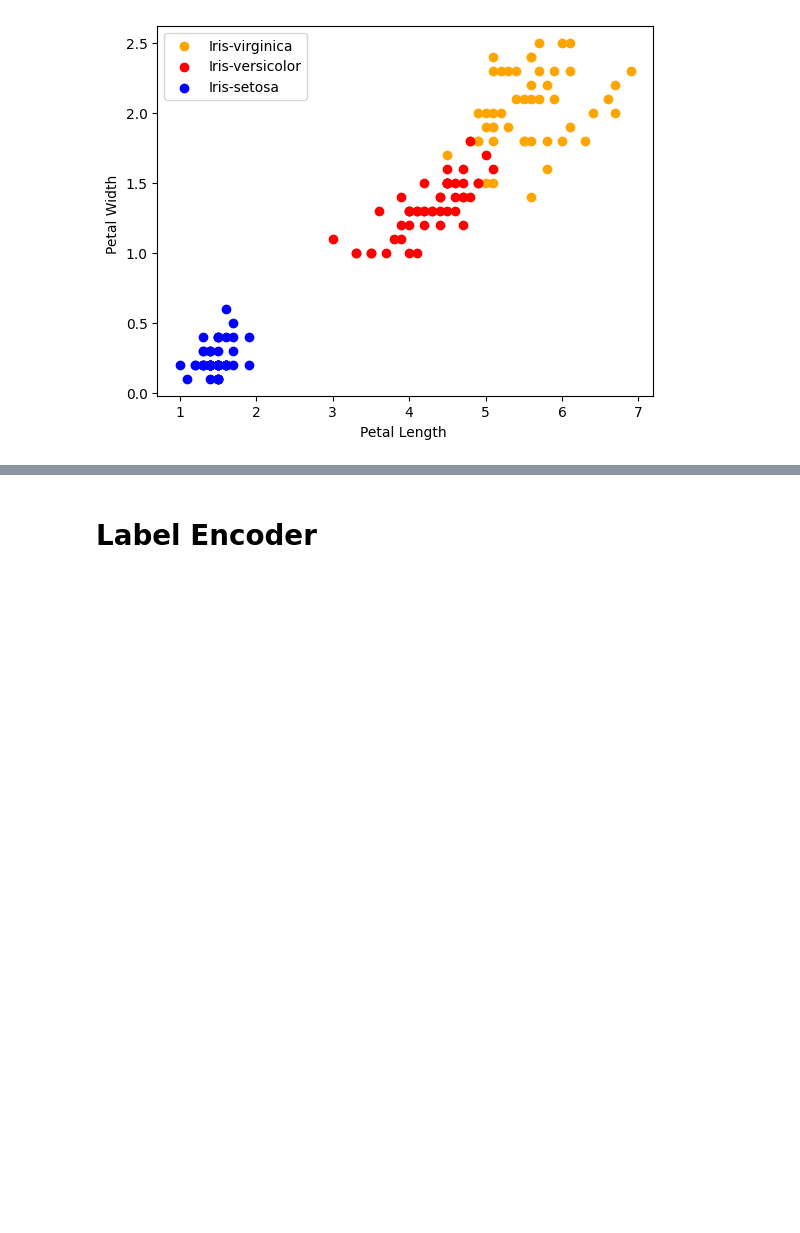
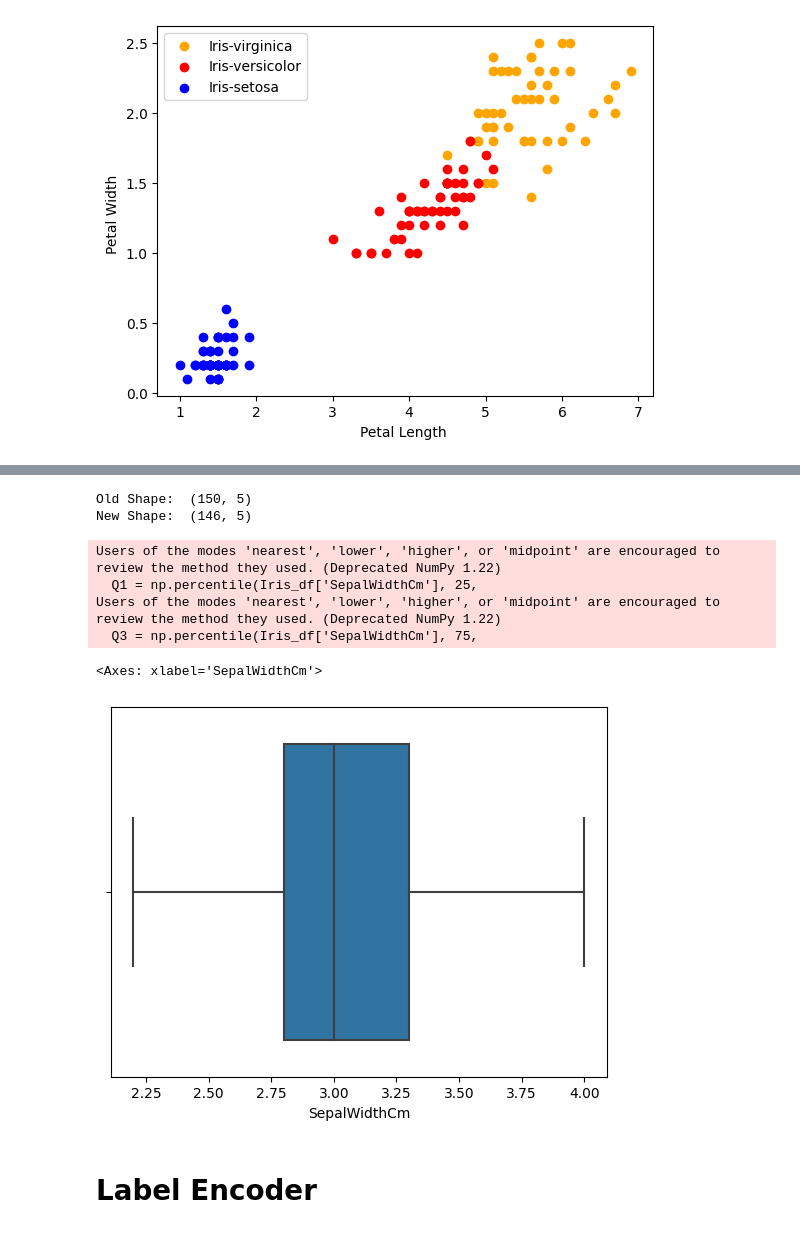
Before and after one commit to hindochahitarth/IML_LABS, a Jupyter notebook: project.ipynb, the cells around one changed output, grey strips where cells are left out. Saved outputs shown, nothing was run; the diff lists cells and outputs as text; code cells hidden in the pictures; blank space fills up the shorter version.

```diff
--- a/project.ipynb
+++ b/project.ipynb
@@ -200,3 +213,35 @@ plt.legend()
+# %%
+Q1 = np.percentile(Iris_df['SepalWidthCm'], 25,
+                interpolation = 'midpoint')
+
+Q3 = np.percentile(Iris_df['SepalWidthCm'], 75,
+                interpolation = 'midpoint')
+IQR = Q3 - Q1
+
+print("Old Shape: ", Iris_df.shape)
+
+# Upper bound
+upper = np.where(Iris_df['SepalWidthCm'] >= (Q3+1.5*IQR))
+
+# Lower bound
+lower = np.where(Iris_df['SepalWidthCm'] <= (Q1-1.5*IQR))
+
+# Removing the Outliers
+Iris_df.drop(upper[0], inplace = True)
+Iris_df.drop(lower[0], inplace = True)
+
+print("New Shape: ", Iris_df.shape)
+
+sns.boxplot(x='SepalWidthCm', data=Iris_df)
+# %% [output]
+Old Shape:  (150, 5)
+New Shape:  (146, 5)
+Users of the modes 'nearest', 'lower', 'higher', or 'midpoint' are encouraged to review the method they used. (Deprecated NumPy 1.22)
+  Q1 = np.percentile(Iris_df['SepalWidthCm'], 25,
+Users of the modes 'nearest', 'lower', 'higher', or 'midpoint' are encouraged to review the method they used. (Deprecated NumPy 1.22)
+  Q3 = np.percentile(Iris_df['SepalWidthCm'], 75,
+<Axes: xlabel='SepalWidthCm'>
+[figure, added]
 # %% [markdown]
 # Label Encoder
 # %%
```
Also changed, not shown: parts of 10 cells of this notebook.
